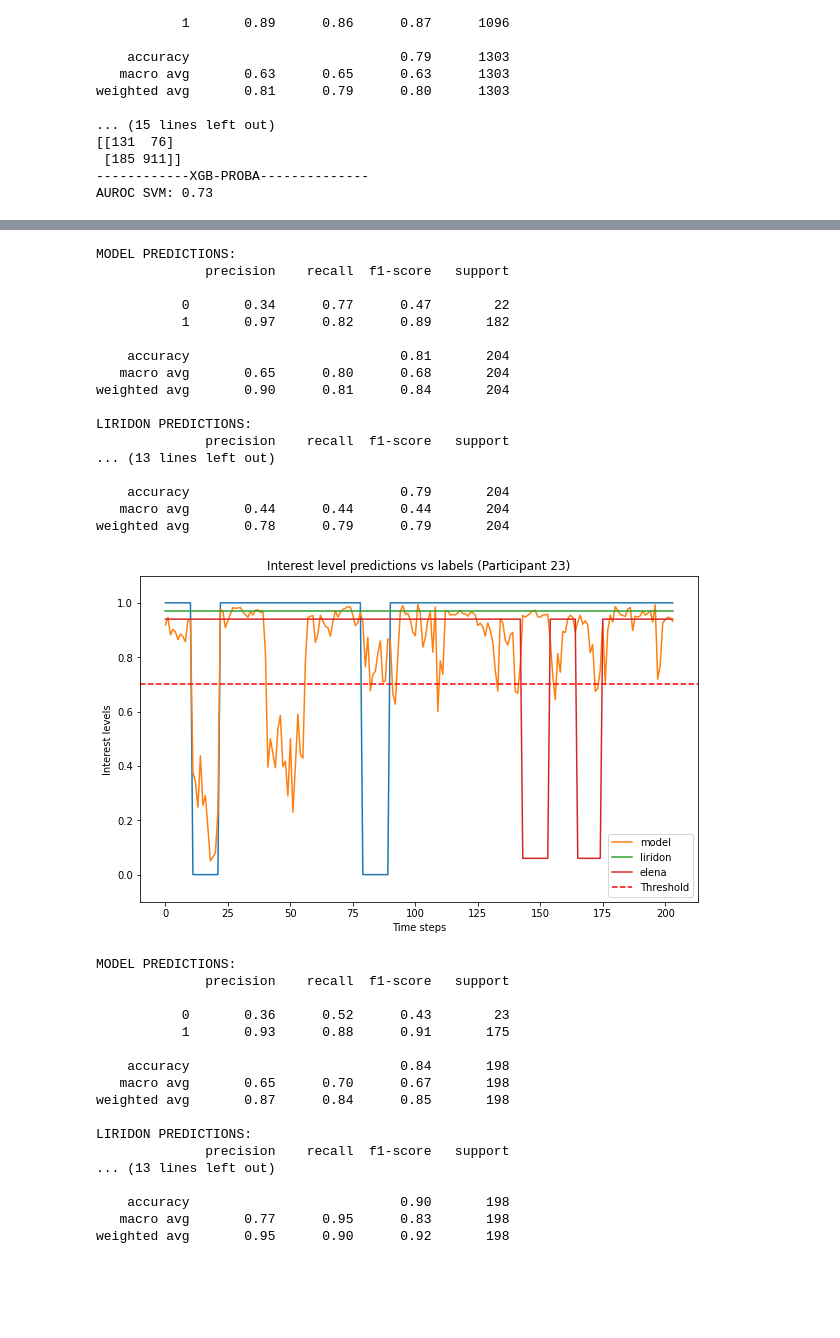
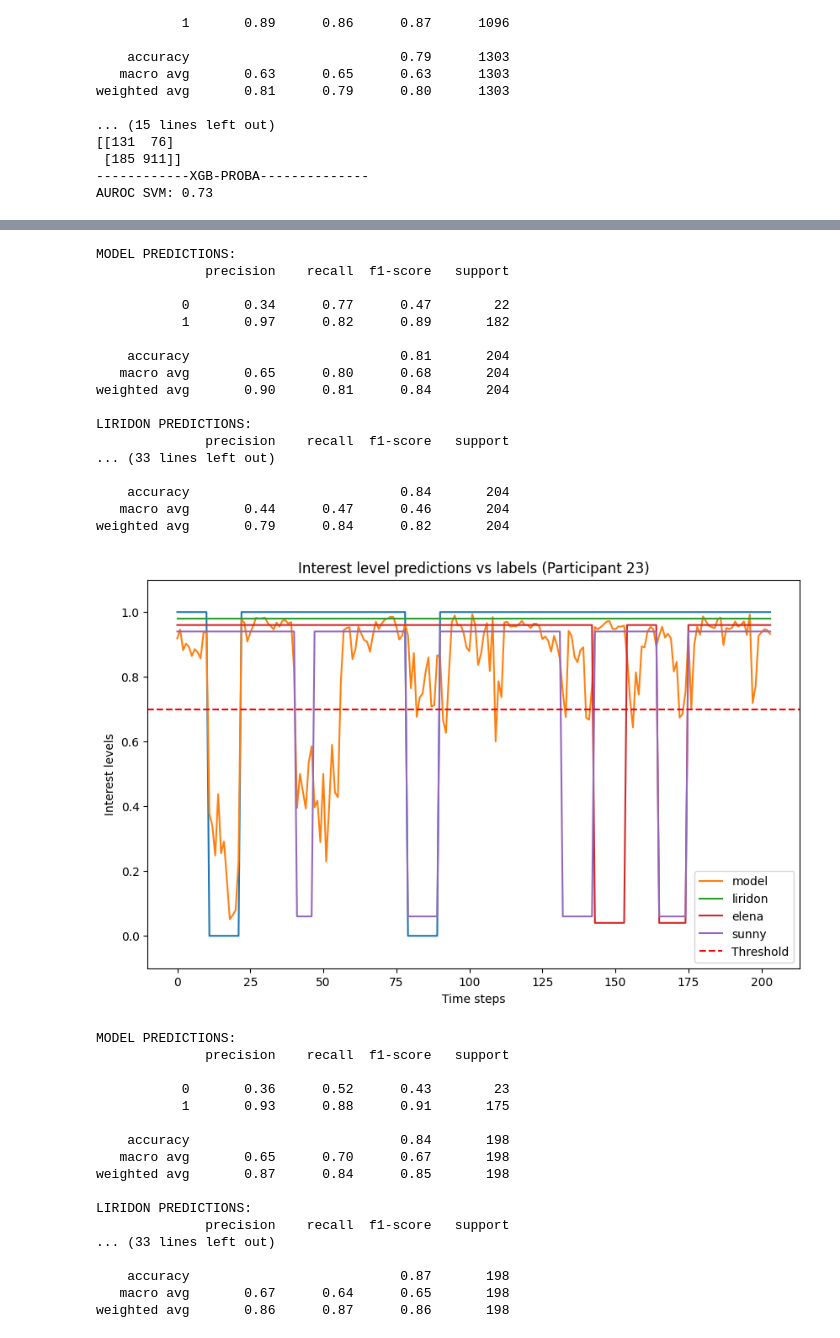
Before and after one commit to ramon284/Interest-predictor, a Jupyter notebook: zpredict.ipynb, the cells around one changed output, grey strips where cells are left out. Cells and saved outputs as stored; diff of their text form; code cells hidden in the pictures; blank space fills up the shorter version.

Commit message:
majority vote implemented

```diff
--- a/zpredict.ipynb
+++ b/zpredict.ipynb
@@ -618,6 +619,7 @@ realLabels_agg = []
 liridon_agg = []
 elena_agg = []
 sunny_agg = []
+majority_agg = []
 for ind in test_indices:
     temptest = f"human_labels/{ind}.csv"
 
@@ -628,9 +630,14 @@ for ind in test_indices:
     elenaLabels = otherDF['elenaLabels'].tolist()
     elena_agg += elenaLabels
     sunnyLabels = otherDF['sunnyLabels'].tolist()
+    sunny_agg += sunnyLabels
 
-    liridonGraph = [0.03 if x == 0 else 0.97 for x in liridonLabels]
-    elenaGraph = [0.06 if x == 0 else 0.94 for x in elenaLabels]
+    majorityLabels = [1 if x+y+z >= 2 else 0 for x, y, z in zip(liridonLabels, sunnyLabels, elenaLabels)]
+    majority_agg += majorityLabels
+
+    liridonGraph = [0.02 if x == 0 else 0.98 for x in liridonLabels]
+    elenaGraph = [0.04 if x == 0 else 0.96 for x in elenaLabels]
+    sunnyGraph = [0.06 if x == 0 else 0.94 for x in sunnyLabels]
 
     otherDF = otherDF.drop(columns=['Label', 'Frame', 'liridonLabels', 'elenaLabels', 'sunnyLabels'])
     otherDF = otherDF.fillna(otherDF.median())
@@ -644,6 +651,8 @@ for ind in test_indices:
     print(f"MODEL PREDICTIONS:\n{classification_report(realLabels, y_pred)}")
     print(f"LIRIDON PREDICTIONS:\n{classification_report(realLabels, liridonLabels)}")
     print(f"ELENA PREDICTIONS:\n{classification_report(realLabels, elenaLabels)}")
+    print(f"SUNNY PREDICTIONS:\n{classification_report(realLabels, sunnyLabels)}")
+    print(f"MAJORITY PREDICTIONS:\n{classification_report(realLabels, majorityLabels)}")
 
     # for x,y in zip(y_pred_proba, y_pred):
     #     print(round(x[1],2),y)
@@ -660,6 +669,7 @@ for ind in test_indices:
     plt.plot(range(len(temp)), temp, label='model')
     plt.plot(range(len(liridonGraph)), liridonGraph, label='liridon')
     plt.plot(range(len(elenaGraph)), elenaGraph, label='elena')
+    plt.plot(range(len(sunnyGraph)), sunnyGraph, label='sunny')
     plt.axhline(0.7, color='r', linestyle='--', label='Threshold')
 
 
@@ -669,10 +679,13 @@ for ind in test_indices:
     plt.ylim([-0.1, 1.1])  # this ensures that the y-axis is scaled appropriately for binary data
     plt.legend()
     plt.show()
+
 print('--------------------------- FINAL SCORE ---------------------------')
 print(f"MODEL PREDICTIONS:\n{classification_report(realLabels_agg, y_pred_agg)}")
 print(f"LIRIDON PREDICTIONS:\n{classification_report(realLabels_agg, liridon_agg)}")
 print(f"ELENA PREDICTIONS:\n{classification_report(realLabels_agg, elena_agg)}")
+print(f"SUNNY PREDICTIONS:\n{classification_report(realLabels_agg, sunny_agg)}")
+print(f"MAJORITY PREDICTIONS:\n{classification_report(realLabels_agg, majority_agg)}")
 # %% [output]
 MODEL PREDICTIONS:
               precision    recall  f1-score   support
@@ -695,21 +708,21 @@ weighted avg       0.73      0.73      0.73       165
 MODEL PREDICTIONS:
               precision    recall  f1-score   support
 
            0       0.34      0.77      0.47        22
            1       0.97      0.82      0.89       182
 
     accuracy                           0.81       204
    macro avg       0.65      0.80      0.68       204
 weighted avg       0.90      0.81      0.84       204
 
 LIRIDON PREDICTIONS:
               precision    recall  f1-score   support
-... (13 lines left out)
+... (33 lines left out)
 
-    accuracy                           0.79       204
-   macro avg       0.44      0.44      0.44       204
-weighted avg       0.78      0.79      0.79       204
+    accuracy                           0.84       204
+   macro avg       0.44      0.47      0.46       204
+weighted avg       0.79      0.84      0.82       204
-[figure, old version]
+[figure, new version]
 MODEL PREDICTIONS:
               precision    recall  f1-score   support
 
@@ -722,8 +735,8 @@ weighted avg       0.87      0.84      0.85       198
 
 LIRIDON PREDICTIONS:
               precision    recall  f1-score   support
-... (13 lines left out)
+... (33 lines left out)
 
-    accuracy                           0.90       198
-   macro avg       0.77      0.95      0.83       198
-weighted avg       0.95      0.90      0.92       198
+    accuracy                           0.87       198
+   macro avg       0.67      0.64      0.65       198
+weighted avg       0.86      0.87      0.86       198
```
Also changed, not shown: parts of 6 cells of this notebook.
